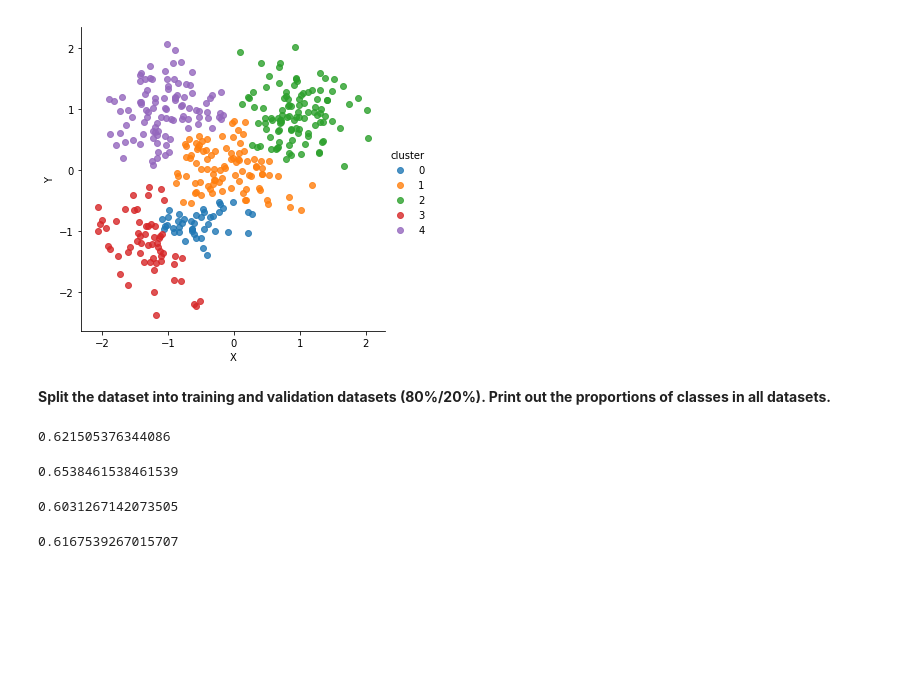
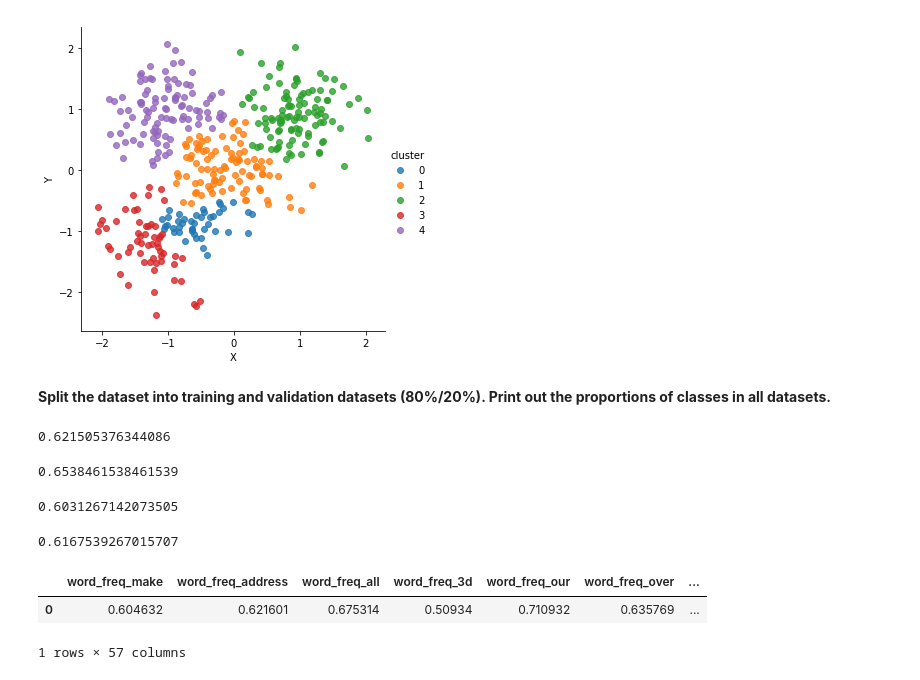
Before and after one commit to olgalupuleac/MachineLearningCourse, a Jupyter notebook: hw1/hw1.ipynb, the cells around one changed output. Cells and saved outputs as stored; diff of their text form; code cells hidden in the pictures; blank space fills up the shorter version.

```diff
--- a/hw1/hw1.ipynb
+++ b/hw1/hw1.ipynb
@@ -319,0 +327,6 @@ propotion(spam_validate, 0, 1, 'word_freq_make')
+# %%
+roc_auc(spam)
+# %% [output]
+|  | word_freq_make | word_freq_address | word_freq_all | word_freq_3d | word_freq_our | word_freq_over | ... |
+| 0 | 0.604632 | 0.621601 | 0.675314 | 0.50934 | 0.710932 | 0.635769 | ... |
+1 rows × 57 columns
```
Also changed, not shown: parts of 6 cells of this notebook.
